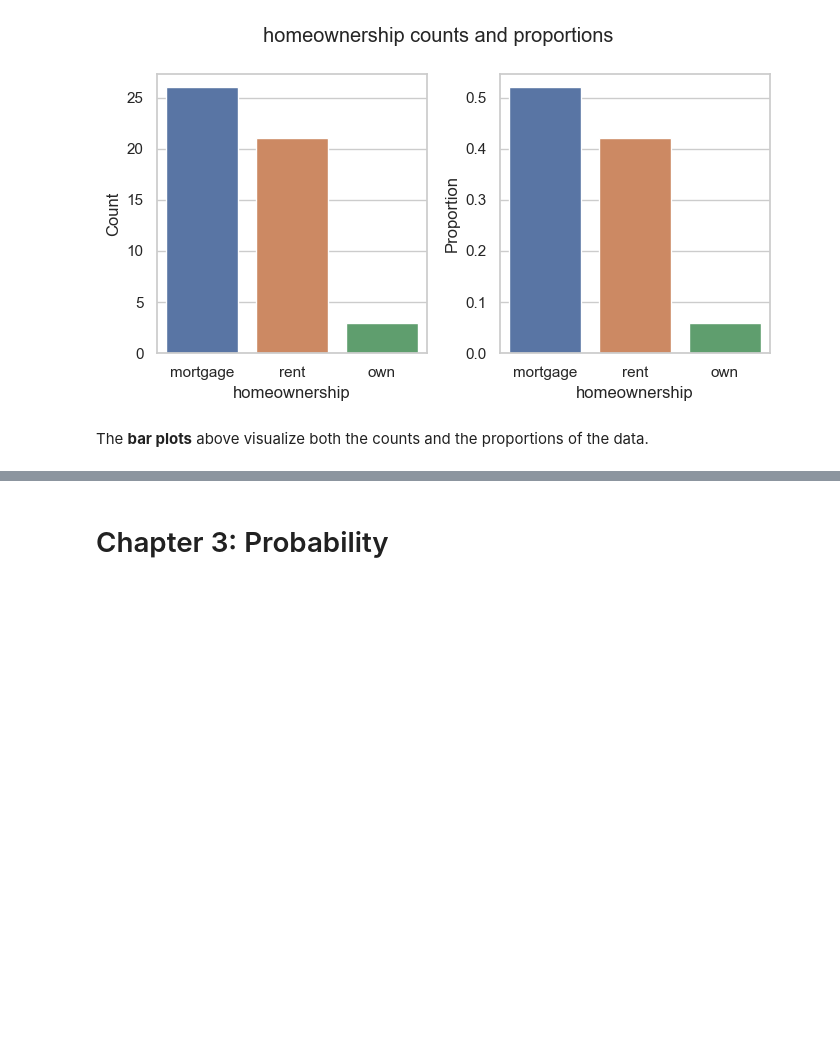
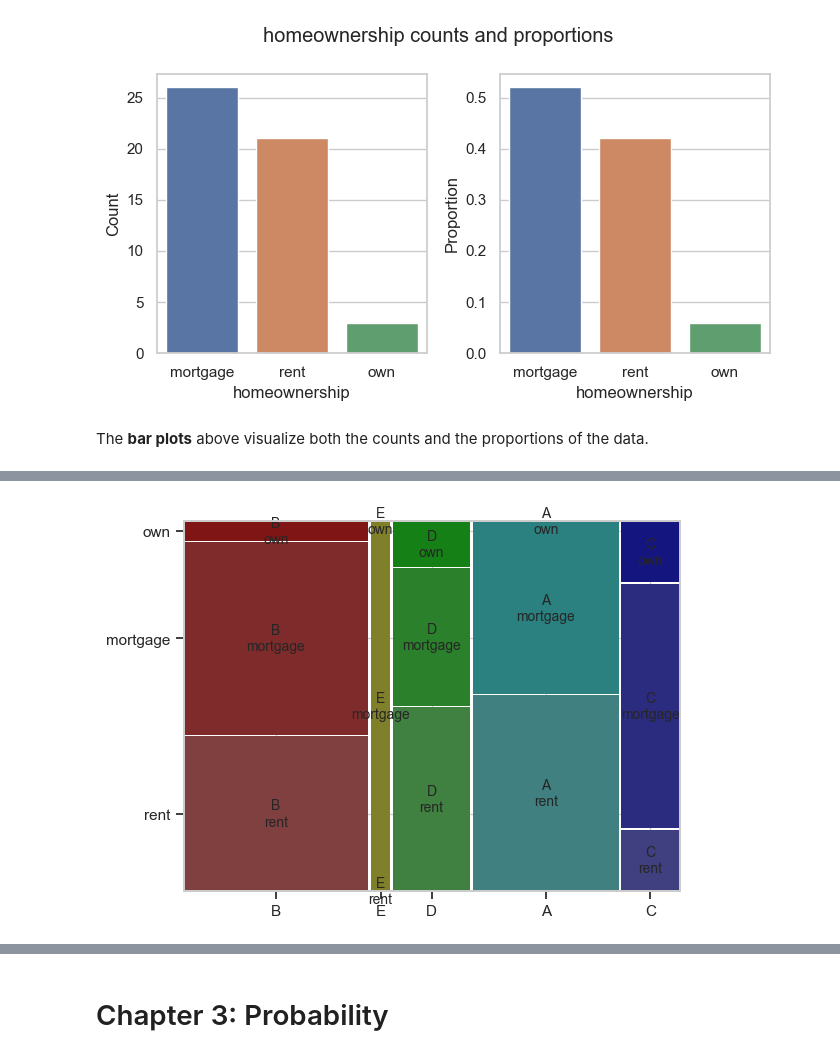
Before and after one commit to zdravoj/data-science-foundations, a Jupyter notebook: OpenIntro_Statistics/chs_1to4.ipynb, the cells around one changed output, grey strips where cells are left out. Saved outputs shown, nothing was run; the diff lists cells and outputs as text; code cells hidden in the pictures; blank space fills up the shorter version.

```diff
--- a/OpenIntro_Statistics/chs_1to4.ipynb
+++ b/OpenIntro_Statistics/chs_1to4.ipynb
@@ -898,0 +985,5 @@ The **bar plots** above visualize both the counts and the proportions of the dat
+# %%
+# display mosaic plot
+mosaic(loan50, ['grade', 'homeownership']);
+# %% [output]
+[figure, added]
```
Also changed, not shown: parts of 12 cells of this notebook.
